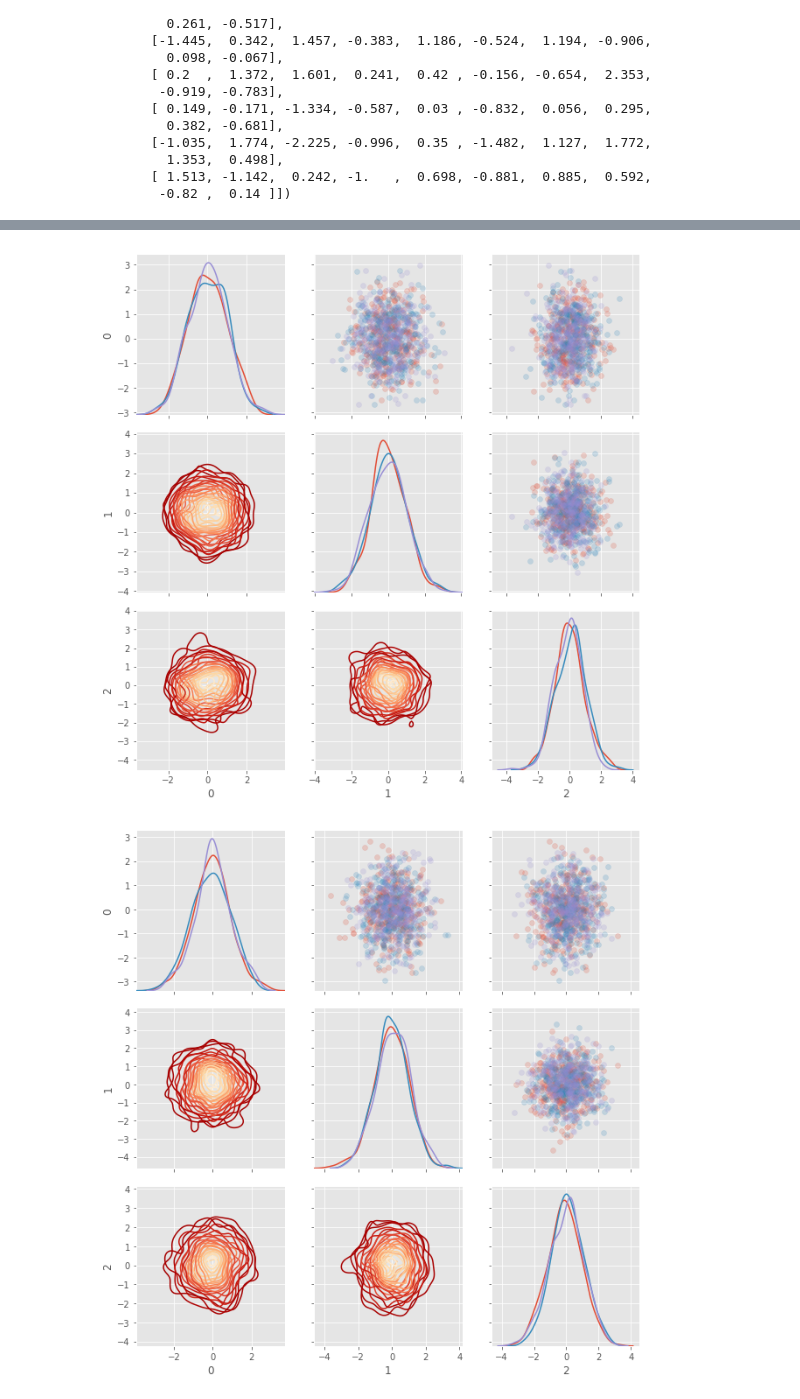
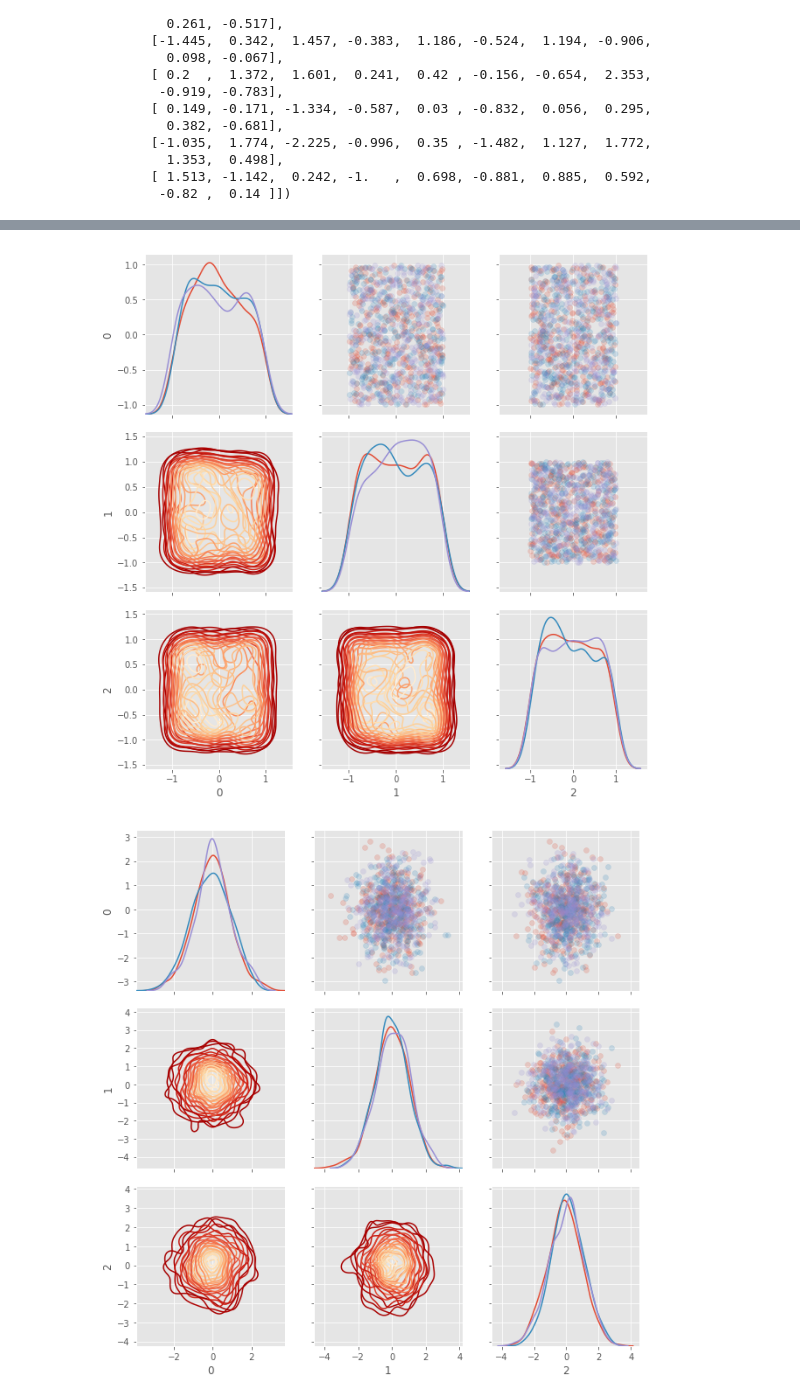
Before and after one commit to s111100001/ML100Days, a Jupyter notebook: homework/Day_020_HW.ipynb, the cells around one changed output, grey strips where cells are left out. Cells and saved outputs as stored; diff of their text form; code cells hidden in the pictures.

```diff
--- a/homework/Day_020_HW.ipynb
+++ b/homework/Day_020_HW.ipynb
@@ -88,29 +75,29 @@ plt.show()
 # %%
 nrow = 1000
 ncol = 3
 """
 Your Code Here
 """
-matrix = matrix = np.random.randn(nrow,ncol)
+matrix = (np.random.random((1000,3)) - 0.5)*2
 
 # 隨機給予 0, 1, 2 三種標籤
 indice = np.random.choice([0,1,2], size=nrow)
 plot_data = pd.DataFrame(matrix, indice).reset_index()
 
 # 繪製 seborn 進階 Heatmap
 grid = sns.PairGrid(data = plot_data, size = 3, diag_sharey=False,
                     hue = 'index', vars = [x for x in list(plot_data.columns) if x != 'index'])
 """
 Your Code Here
 Please replace "..." to correct plot function
 """
 grid.map_upper(plt.scatter, alpha = 0.2)
 grid.map_diag(sns.kdeplot)
 grid.map_lower(sns.kdeplot, cmap = plt.cm.OrRd_r)
 
 plt.show()
 # %% [output]
-[figure, old version]
+[figure, new version]
 # %%
 nrow = 1000
 ncol = 3
```
Also changed, not shown: parts of 4 cells of this notebook.
